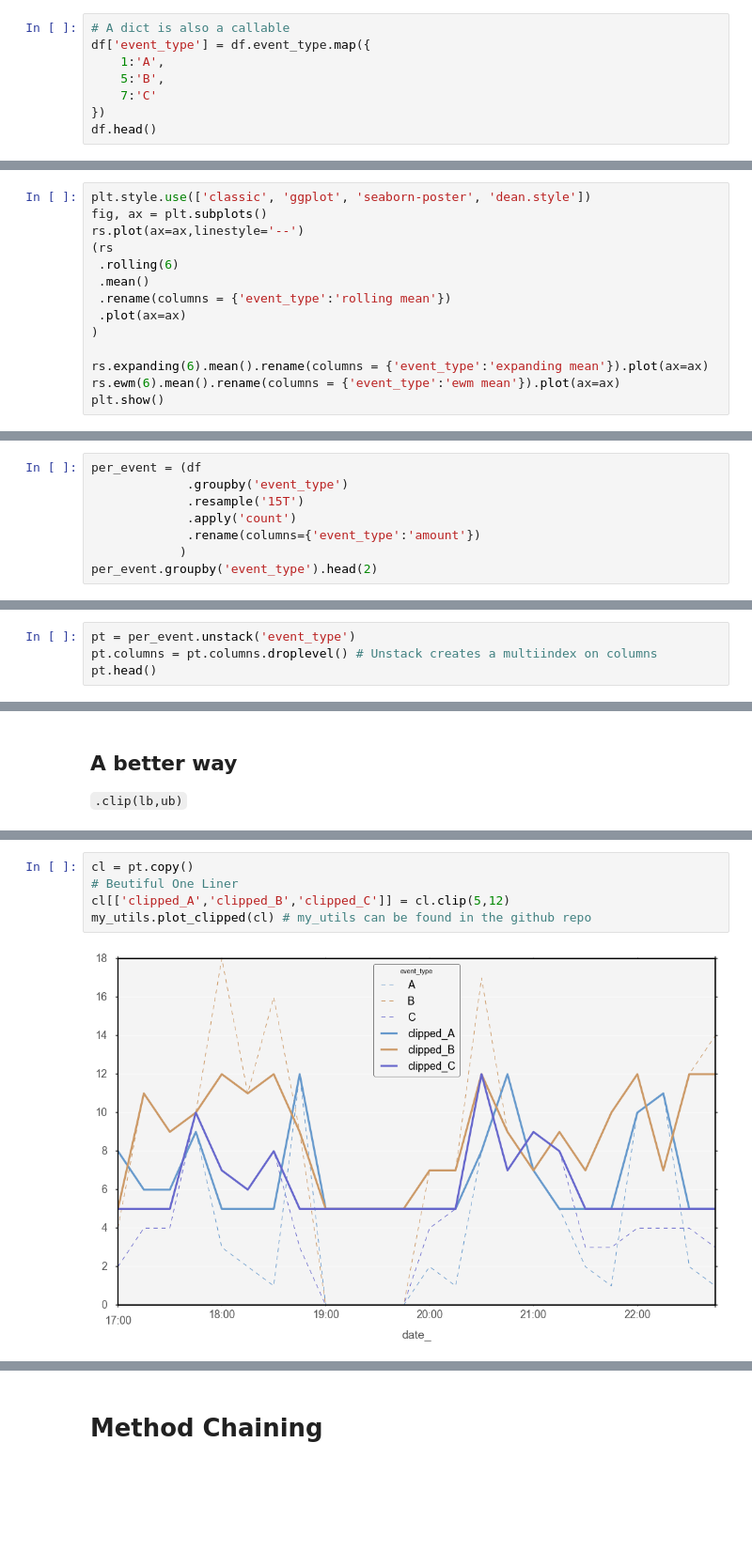
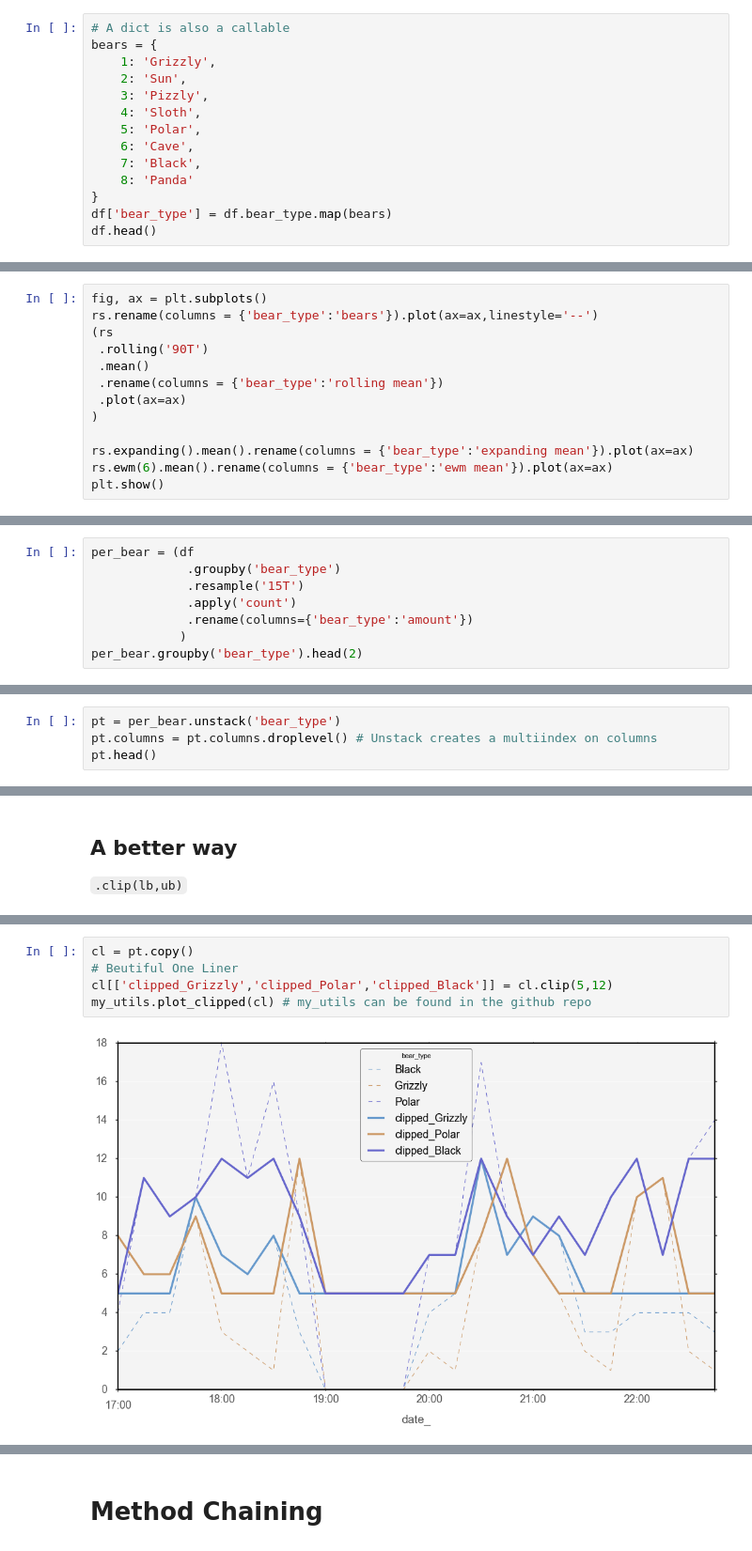
Before and after one commit to DeanLa/dont_reinvent_pandas, a Jupyter notebook: _Nightly.ipynb, the cells around one changed output, grey strips where cells are left out. Shown: that part at 94% size. Cells and saved outputs as stored; diff of their text form; blank space fills up the shorter version.

```diff
--- a/_Nightly.ipynb
+++ b/_Nightly.ipynb
@@ -133,9 +139,15 @@ Name: event_type, dtype: int64
 # %%
 # A dict is also a callable
-df['event_type'] = df.event_type.map({
-    1:'A',
-    5:'B',
-    7:'C'
-})
+bears = {
+    1: 'Grizzly',
+    2: 'Sun',
+    3: 'Pizzly',
+    4: 'Sloth',
+    5: 'Polar',
+    6: 'Cave',
+    7: 'Black',
+    8: 'Panda'
+}
+df['bear_type'] = df.bear_type.map(bears)
 df.head()
 # %% [output]
@@ -240,15 +252,14 @@ If your Dataframe is indexed on a time index (Which
 # %%
-plt.style.use(['classic', 'ggplot', 'seaborn-poster', 'dean.style'])
 fig, ax = plt.subplots()
-rs.plot(ax=ax,linestyle='--')
+rs.rename(columns = {'bear_type':'bears'}).plot(ax=ax,linestyle='--')
 (rs
- .rolling(6)
+ .rolling('90T')
  .mean()
- .rename(columns = {'event_type':'rolling mean'})
+ .rename(columns = {'bear_type':'rolling mean'})
  .plot(ax=ax)
 )
 
-rs.expanding(6).mean().rename(columns = {'event_type':'expanding mean'}).plot(ax=ax)
-rs.ewm(6).mean().rename(columns = {'event_type':'ewm mean'}).plot(ax=ax)
+rs.expanding().mean().rename(columns = {'bear_type':'expanding mean'}).plot(ax=ax)
+rs.ewm(6).mean().rename(columns = {'bear_type':'ewm mean'}).plot(ax=ax)
 plt.show()
 # %% [output]
@@ -272,12 +283,12 @@ plt.show()
 ## Combine with GroupBy 🤯
 Pandas has no problem with groupby and resample together. It's as simple as `groupby[col1,col2]`. In our specific case, we want to cound events in an interval per event type.
 # %%
-per_event = (df
-             .groupby('event_type')
+per_bear = (df
+             .groupby('bear_type')
              .resample('15T')
              .apply('count')
-             .rename(columns={'event_type':'amount'})
+             .rename(columns={'bear_type':'amount'})
             )
-per_event.groupby('event_type').head(2)
+per_bear.groupby('bear_type').head(2)
 # %% [output]
 |  |  | amount |
@@ -373,7 +385,7 @@ pt.head()
 ### A better way
 When you have just one column of values, unstack does the same easily
 # %%
-pt = per_event.unstack('event_type')
+pt = per_bear.unstack('bear_type')
 pt.columns = pt.columns.droplevel() # Unstack creates a multiindex on columns
 pt.head()
 # %% [output]
@@ -449,7 +604,7 @@ my_utils.plot_clipped(cl) # my_utils can be found in the github repo
 # %%
 cl = pt.copy()
 # Beutiful One Liner
-cl[['clipped_A','clipped_B','clipped_C']] = cl.clip(5,12)
+cl[['clipped_Grizzly','clipped_Polar','clipped_Black']] = cl.clip(5,12)
 my_utils.plot_clipped(cl) # my_utils can be found in the github repo
 # %% [output]
-[figure, old version]
+[figure, new version]
```
Also changed, not shown: parts of 83 cells of this notebook, 1 other file.
